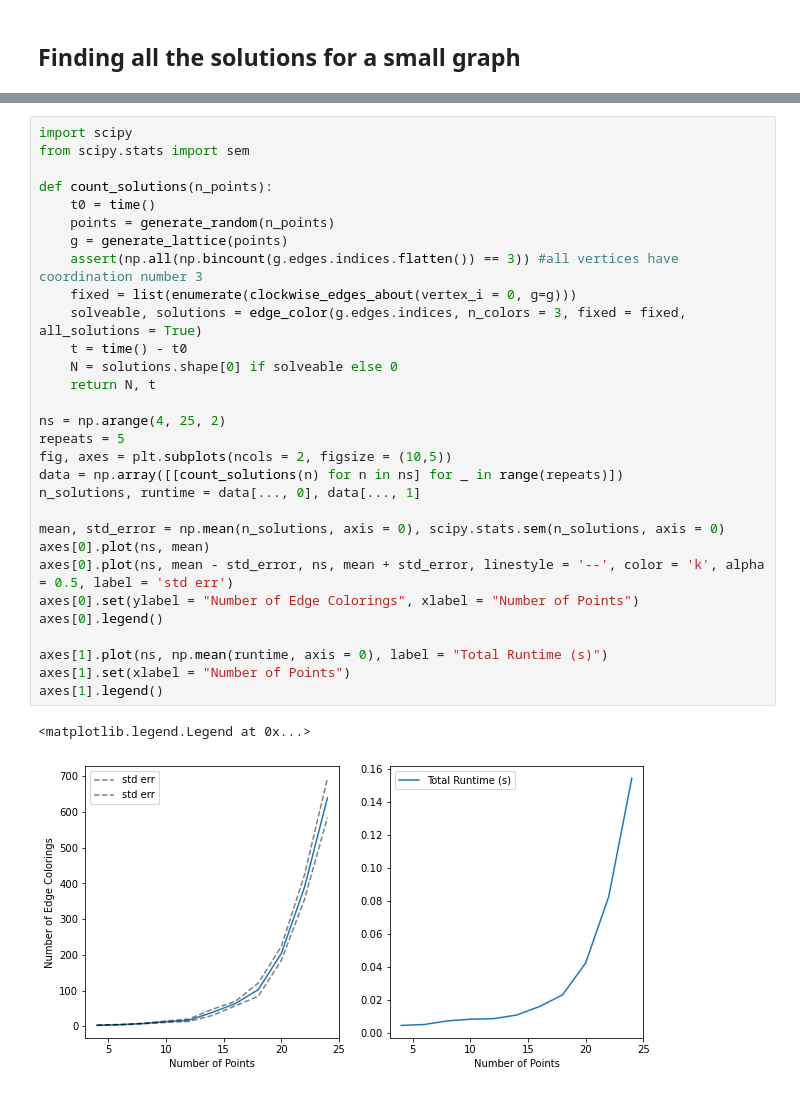
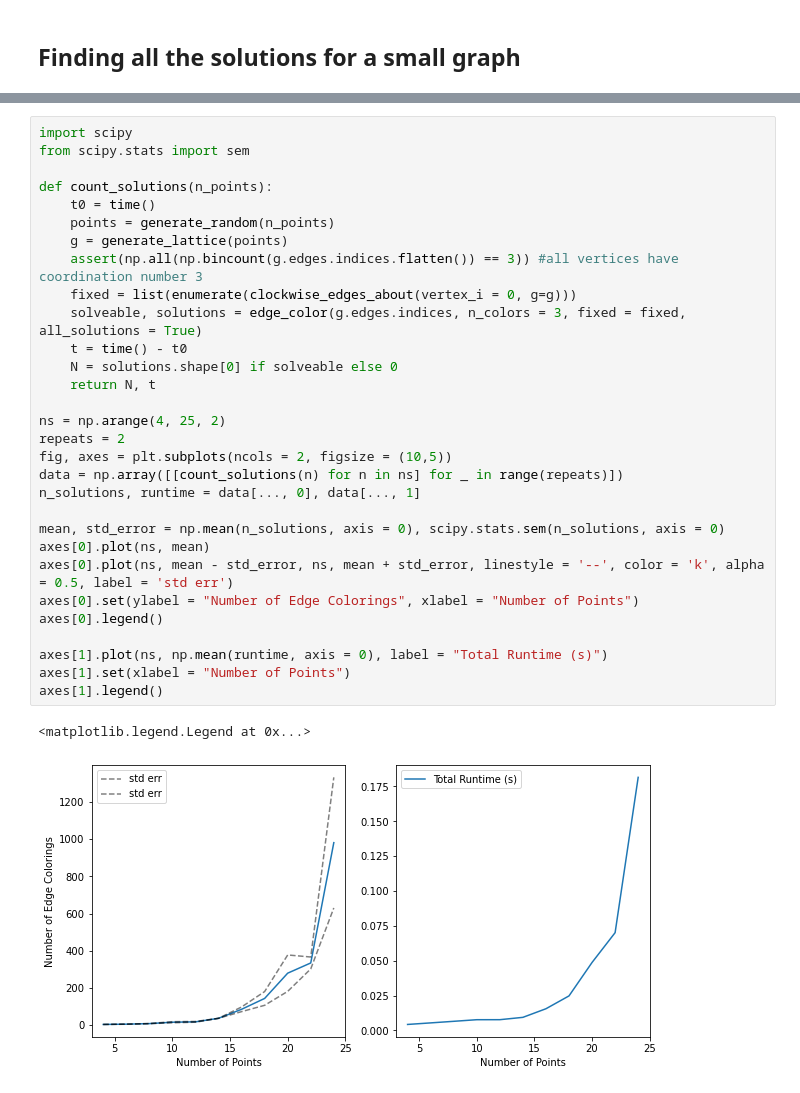
Before and after one commit to Imperial-CMTH/koala, a Jupyter notebook: examples/lattice_generation.ipynb, the cells around one changed output, grey strips where cells are left out. Drawn from its saved outputs; the diff is of its cells as text.

```diff
--- a/examples/lattice_generation.ipynb
+++ b/examples/lattice_generation.ipynb
@@ -159,33 +158,33 @@ There are 9 solutions
 import scipy
 from scipy.stats import sem
 
 def count_solutions(n_points):
     t0 = time()
     points = generate_random(n_points)
     g = generate_lattice(points)
     assert(np.all(np.bincount(g.edges.indices.flatten()) == 3)) #all vertices have coordination number 3
     fixed = list(enumerate(clockwise_edges_about(vertex_i = 0, g=g)))
     solveable, solutions = edge_color(g.edges.indices, n_colors = 3, fixed = fixed, all_solutions = True)
     t = time() - t0
     N = solutions.shape[0] if solveable else 0
     return N, t
 
 ns = np.arange(4, 25, 2)
-repeats = 5
+repeats = 2
 fig, axes = plt.subplots(ncols = 2, figsize = (10,5))
 data = np.array([[count_solutions(n) for n in ns] for _ in range(repeats)])
 n_solutions, runtime = data[..., 0], data[..., 1]
 
 mean, std_error = np.mean(n_solutions, axis = 0), scipy.stats.sem(n_solutions, axis = 0)
 axes[0].plot(ns, mean)
 axes[0].plot(ns, mean - std_error, ns, mean + std_error, linestyle = '--', color = 'k', alpha = 0.5, label = 'std err')
 axes[0].set(ylabel = "Number of Edge Colorings", xlabel = "Number of Points")
 axes[0].legend()
 
 axes[1].plot(ns, np.mean(runtime, axis = 0), label = "Total Runtime (s)")
 axes[1].set(xlabel = "Number of Points")
 axes[1].legend()
 # %% [output]
 <matplotlib.legend.Legend at 0x...>
-[figure, old version]
+[figure, new version]
 # %%
```
Also changed, not shown: parts of 7 cells of this notebook, 6 other files.
